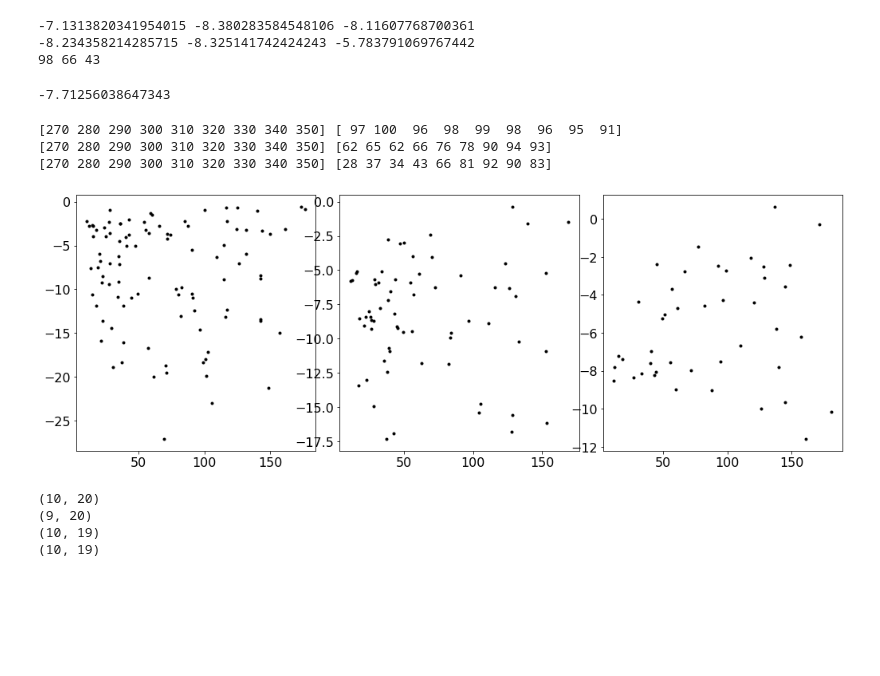
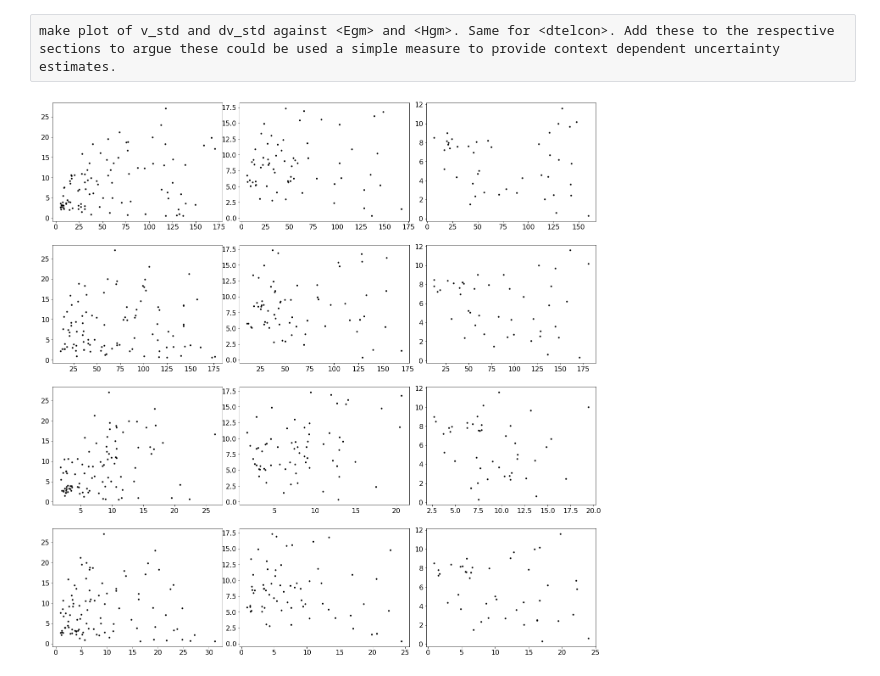
Before and after one commit to LukeBarnard/GeoModelUncertainty, a Jupyter notebook: code/GeoModelUncertainty_dev.ipynb, the cells around one changed output. Drawn from its saved outputs; the diff is of its cells as text; code cells hidden in the pictures; blank space fills up the shorter version.

Commit message:
New plots to look how boundary speed variability maps to arrival time error

```diff
--- a/code/GeoModelUncertainty_dev.ipynb
+++ b/code/GeoModelUncertainty_dev.ipynb
@@ -28,64 +24,51 @@ data_ext = pd.read_csv(project_dirs['ELEvoHI_extreme'], delim_whitespace=True)
-# %%
-print(data_avg['me_t'].mean(), data_fst['me_t'].mean(), data_ext['me_t'].mean())
-
-print(data_avg.loc[data_avg['sep']==300, 'me_t'].mean(), data_fst.loc[data_fst['sep']==300, 'me_t'].mean(), data_ext.loc[data_ext['sep']==300,'me_t'].mean())
-
-print(sum(data_avg['sep']==300),sum(data_fst['sep']==300),sum(data_ext['sep']==300))
-# %% [output]
--7.1313820341954015 -8.380283584548106 -8.11607768700361
--8.234358214285715 -8.325141742424243 -5.783791069767442
-98 66 43
-# %%
-np.average([-8.2, -8.3, -5.7], weights=[98, 66, 43])
-# %% [output]
--7.71256038647343
-# %%
-for data in [data_avg, data_fst, data_ext]:
-    u, c = np.unique(data['sep'], return_counts=True)
-    print(u, c)
-# %% [output]
-[270 280 290 300 310 320 330 340 350] [ 97 100  96  98  99  98  96  95  91]
-[270 280 290 300 310 320 330 340 350] [62 65 62 66 76 78 90 94 93]
-[270 280 290 300 310 320 330 340 350] [28 37 34 43 66 81 92 90 83]
+# %% [raw]
+make plot of v_std and dv_std against <Egm> and <Hgm>. Same for <dtelcon>. Add these to the respective sections to argue these could be used a simple measure to provide context dependent uncertainty estimates.
 # %%
 data_path = "C:/Users/yq904481/research/repos/GeoModelUncertainty/data/out_data/CME_scenarios_simulation_results.hdf5"
 sim_data = h5py.File(data_path, 'r')
 
 project_dirs = gmu.get_project_dirs()
-fig, ax = plt.subplots(1,3, figsize=(15,5))
+fig, ax = plt.subplots(4,3, figsize=(20, 20))
 for i, scenario in enumerate(['average', 'fast', 'extreme']):
 
     elevo_key = 'ELEvoHI_' + scenario
     elevo = pd.read_csv(project_dirs[elevo_key], delim_whitespace=True)
 
-    elevo['v_boundary_std'] = 0
+    elevo['v_b_std'] = 0
+    elevo['v_std'] = 0
+    elevo['dv_b_std'] = 0
+    elevo['dv_std'] = 0
 
     for j, row in elevo.iterrows():
 
-        sim_path = "/".join([scenario, row['run'], 'v_boundary_std'])
-        elevo.loc[j, 'v_boundary_std'] = sim_data[sim_path][()]
+        sim_path = "/".join([scenario, row['run'], 'v_b_std'])
+        elevo.loc[j, 'v_b_std'] = sim_data[sim_path][()]
+
+        sim_path = "/".join([scenario, row['run'], 'v_std'])
+        elevo.loc[j, 'v_std'] = sim_data[sim_path][()]
+
+        sim_path = "/".join([scenario, row['run'], 'dv_b_std'])
+        elevo.loc[j, 'dv_b_std'] = sim_data[sim_path][()]
+
+        sim_path = "/".join([scenario, row['run'], 'dv_std'])
+        elevo.loc[j, 'dv_std'] = sim_data[sim_path][()]
 
     # Now plot error vs v_boundary var for L5.
     id_l5 = elevo['sep'] == 300
 
-    ax[i].plot(elevo.loc[id_l5, 'v_boundary_std'], elevo.loc[id_l5, 'me_t'],'k.')
+    ax[0, i].plot(elevo.loc[id_l5, 'v_b_std'], elevo.loc[id_l5, 'mae_t'],'k.')
+
+    ax[1, i].plot(elevo.loc[id_l5, 'v_std'], elevo.loc[id_l5, 'mae_t'],'k.')
+
+    ax[2, i].plot(elevo.loc[id_l5, 'dv_b_std'], elevo.loc[id_l5, 'mae_t'],'k.')
+
+    ax[3, i].plot(elevo.loc[id_l5, 'dv_std'], elevo.loc[id_l5, 'mae_t'],'k.')
 
     fig.subplots_adjust(left=0.1, bottom=0.1, right=0.99, top=0.99, wspace=0.1)
 
 #for a in ax:
 #    a.set_xlim(0, 170)
 #    a.set_ylim(0, 30)
 sim_data.close()
 # %% [output]
-[figure, old version]
+[figure, new version]
-# %%
-x = np.ones((10,20))
-print(x.shape)
-print(np.diff(x, axis=0).shape)
-print(np.diff(x, axis=1).shape)
-print(np.diff(x, axis=-1).shape)
-# %% [output]
-(10, 20)
-(9, 20)
-(10, 19)
-(10, 19)
```
Also changed, not shown: parts of 3 cells of this notebook, 1 other file.
